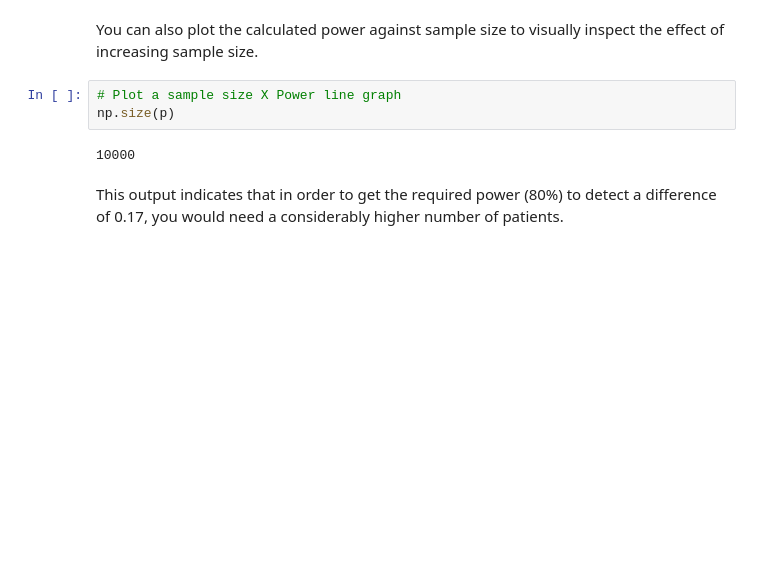
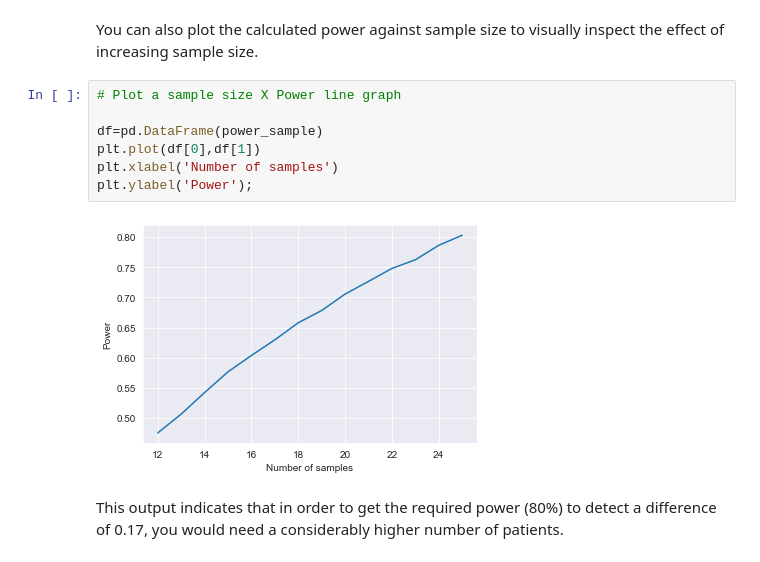
Before and after one commit to poariston/dsc-statistical-power-lab-online-ds-pt-120919, a Jupyter notebook: index.ipynb, the cells around one changed output. Cells and saved outputs as stored; diff of their text form; blank space fills up the shorter version.

```diff
--- a/index.ipynb
+++ b/index.ipynb
@@ -353,9 +339,13 @@ Number of Samples: 25 , Calculated Power = 0.8031
 You can also plot the calculated power against sample size to visually inspect the effect of increasing sample size.
 # %%
 # Plot a sample size X Power line graph
-np.size(p)
+
+df=pd.DataFrame(power_sample)
+plt.plot(df[0],df[1])
+plt.xlabel('Number of samples')
+plt.ylabel('Power');
 # %% [output]
-10000
+[figure, added]
 # %% [markdown]
 This output indicates that in order to get the required power (80%) to detect a difference of 0.17, you would need a considerably higher number of patients.
 # %% [markdown]
```
Also changed, not shown: parts of 3 cells of this notebook.
